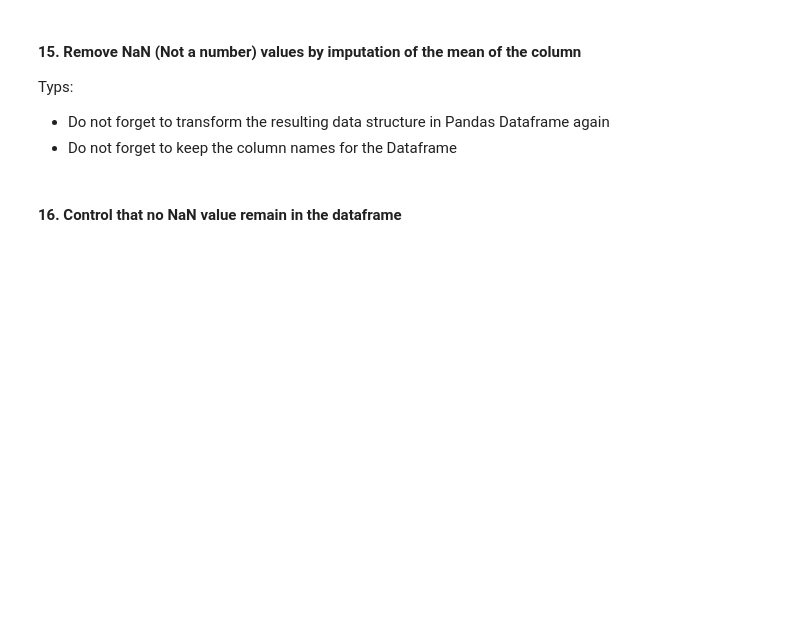
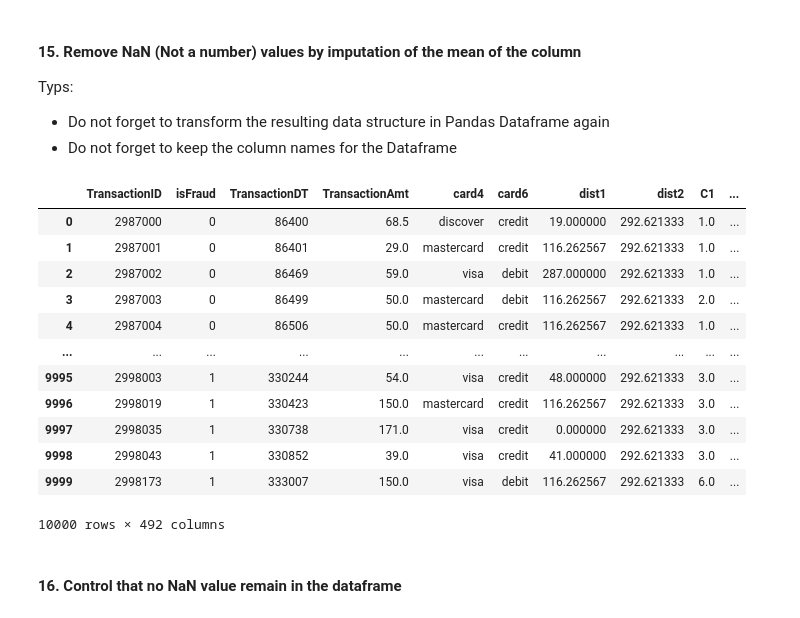
Before and after one commit to Ekliipce/Machine-Learning-for-Cybersecurite, a Jupyter notebook: anomaly_detection/cyberml-lab-session-1-anomaly-detection.ipynb, the cells around one changed output. Saved outputs shown, nothing was run; the diff lists cells and outputs as text; code cells hidden in the pictures; blank space fills up the shorter version.

```diff
--- a/anomaly_detection/cyberml-lab-session-1-anomaly-detection.ipynb
+++ b/anomaly_detection/cyberml-lab-session-1-anomaly-detection.ipynb
@@ -249,5 +324,44 @@ z_axis_name)
 Typs:
 - Do not forget to transform the resulting data structure in Pandas Dataframe again
 - Do not forget to keep the column names for the Dataframe
+# %%
+def remove_nan_through_mean_imputation(df):
+    """
+    Remove NaN (Not a Number) entries through mean imputation
+    Args :
+        dataframe: input dataframe
+    Return :
+        the dataframe with  NaN (Not a Number) entries replaced using mean imputation
+    """
+    if (df is None):
+        return None
+
+    object_columns = df.select_dtypes(include=["object"]).columns
+
+    for col in object_columns:
+        mode_value = df[col].mode()[0]
+        df[col].fillna(mode_value, inplace=True)
+
+    numeric_columns = df.select_dtypes(include='number').columns
+    df = df.fillna(df[numeric_columns].mean())
+    #df = df.fillna(df.mean())
+    return df.dropna()
+
+transaction_df = remove_nan_through_mean_imputation(transaction_df)
+transaction_df
+# %% [output]
+|  | TransactionID | isFraud | TransactionDT | TransactionAmt | card4 | card6 | dist1 | dist2 | C1 | ... |
+| 0 | 2987000 | 0 | 86400 | 68.5 | discover | credit | 19.000000 | 292.621333 | 1.0 | ... |
+| 1 | 2987001 | 0 | 86401 | 29.0 | mastercard | credit | 116.262567 | 292.621333 | 1.0 | ... |
+| 2 | 2987002 | 0 | 86469 | 59.0 | visa | debit | 287.000000 | 292.621333 | 1.0 | ... |
+| 3 | 2987003 | 0 | 86499 | 50.0 | mastercard | debit | 116.262567 | 292.621333 | 2.0 | ... |
+| 4 | 2987004 | 0 | 86506 | 50.0 | mastercard | credit | 116.262567 | 292.621333 | 1.0 | ... |
+| ... | ... | ... | ... | ... | ... | ... | ... | ... | ... | ... |
+| 9995 | 2998003 | 1 | 330244 | 54.0 | visa | credit | 48.000000 | 292.621333 | 3.0 | ... |
+| 9996 | 2998019 | 1 | 330423 | 150.0 | mastercard | credit | 116.262567 | 292.621333 | 3.0 | ... |
+| 9997 | 2998035 | 1 | 330738 | 171.0 | visa | credit | 0.000000 | 292.621333 | 3.0 | ... |
+| 9998 | 2998043 | 1 | 330852 | 39.0 | visa | credit | 41.000000 | 292.621333 | 3.0 | ... |
+| 9999 | 2998173 | 1 | 333007 | 150.0 | visa | debit | 116.262567 | 292.621333 | 6.0 | ... |
+10000 rows × 492 columns
 # %% [markdown]
 #### 16. Control that no NaN value remain in the dataframe
```
Also changed, not shown: parts of 9 cells of this notebook.
